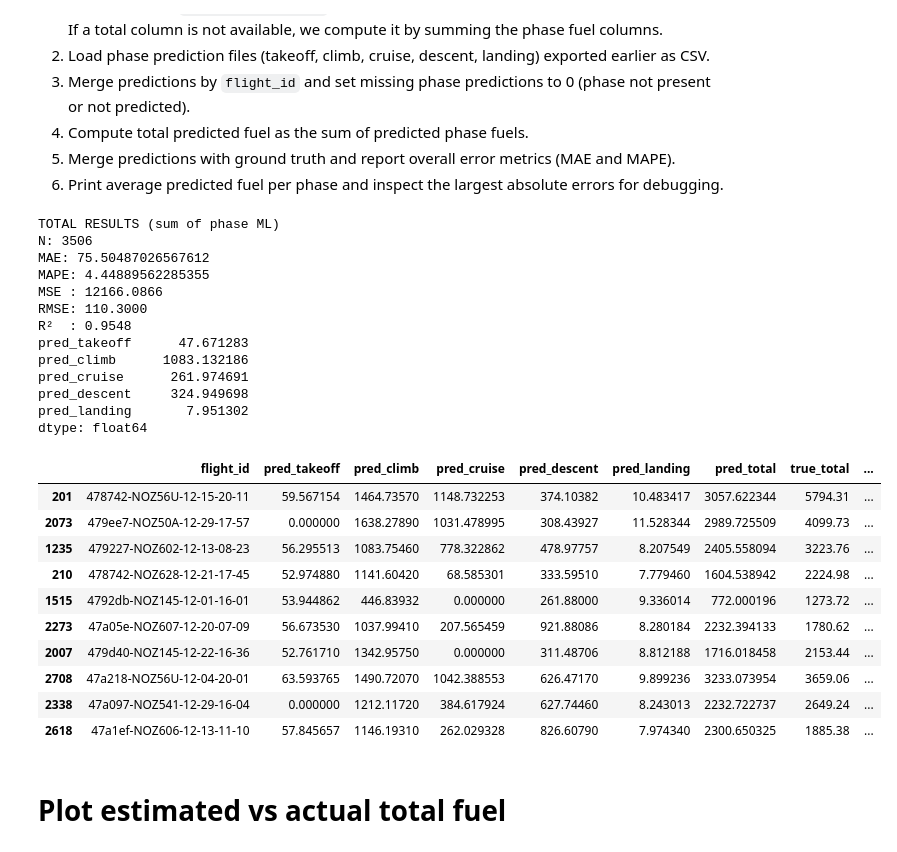
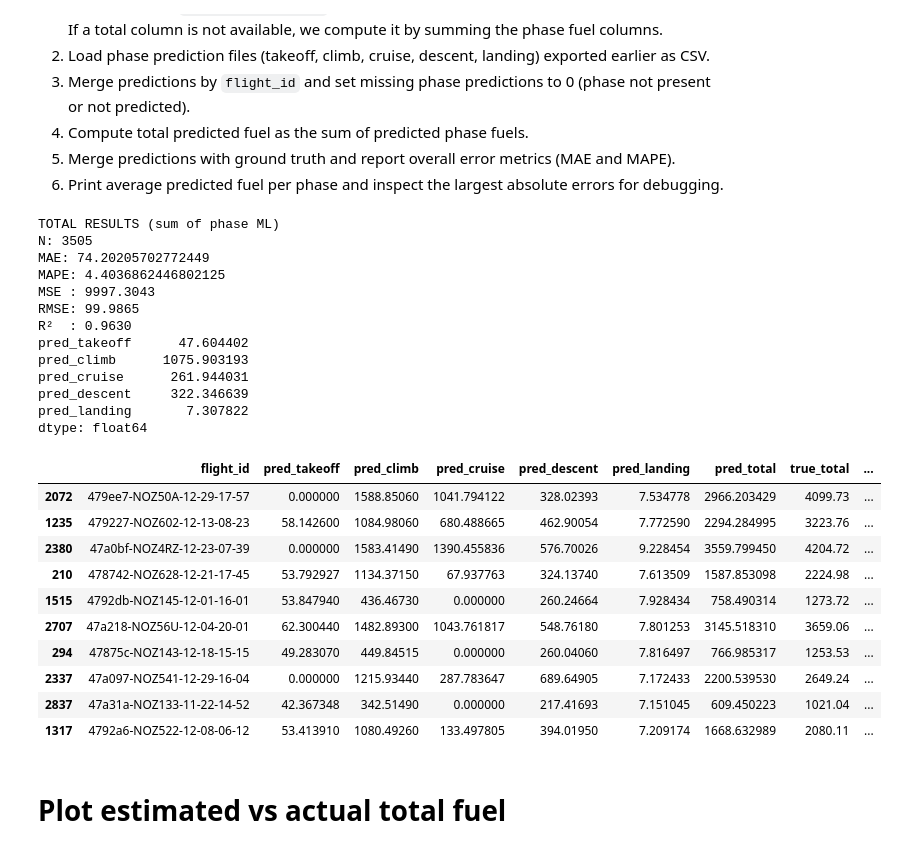
Before and after one commit to emmabergsmo/master-fuel-conumption-estimation-xgboost, a Jupyter notebook: xg_boost/total_fuel_pred.ipynb, the cells around one changed output. Saved outputs shown, nothing was run; the diff lists cells and outputs as text; code cells hidden in the pictures.

```diff
--- a/xg_boost/total_fuel_pred.ipynb
+++ b/xg_boost/total_fuel_pred.ipynb
@@ -20,7 +20,7 @@ import matplotlib.pyplot as plt
 from sklearn.metrics import mean_absolute_error, mean_squared_error, r2_score
 
 DB_PATH = "../opensky.sqlite"
-FEATURE_TABLE = "flight_phase_features"
+FEATURE_TABLE = "flight_phase_features_v2"
 YEAR = 2022
 
 def add_datetime_from_flight_id(df: pd.DataFrame, year: int) -> pd.DataFrame:
@@ -93,54 +93,54 @@ pred_all["pred_total"] = pred_all[["pred_takeoff","pred_climb","pred_cruise","pr
 pred_all = pred_all.merge(truth, on="flight_id", how="left")
 
 mask = pred_all["true_total"].notna() & np.isfinite(pred_all["true_total"])
 y_true = pred_all.loc[mask, "true_total"].to_numpy(float)
 y_pred = pred_all.loc[mask, "pred_total"].to_numpy(float)
 
 print("TOTAL RESULTS (sum of phase ML)")
 print("N:", int(mask.sum()))
 print("MAE:", mean_absolute_error(y_true, y_pred))
 print("MAPE:", mape(y_true, y_pred))
 print(f"MSE : {mean_squared_error(y_true, y_pred):.4f}")
 print(f"RMSE: {np.sqrt(mean_squared_error(y_true, y_pred)):.4f}")
 print(f"R²  : {r2_score(y_true, y_pred):.4f}")
 
 
 
 print(pred_all[[
     "pred_takeoff",
     "pred_climb",
     "pred_cruise",
     "pred_descent",
     "pred_landing"
 ]].mean())
 
 pred_all["abs_err"] = abs(pred_all["true_total"] - pred_all["pred_total"])
 pred_all.sort_values("abs_err", ascending=False).head(10)
 # %% [output]
 TOTAL RESULTS (sum of phase ML)
-N: 3506
-MAE: 75.50487026567612
-MAPE: 4.44889562285355
-MSE : 12166.0866
-RMSE: 110.3000
-R²  : 0.9548
-pred_takeoff      47.671283
-pred_climb      1083.132186
-pred_cruise      261.974691
-pred_descent     324.949698
-pred_landing       7.951302
+N: 3505
+MAE: 74.20205702772449
+MAPE: 4.4036862446802125
+MSE : 9997.3043
+RMSE: 99.9865
+R²  : 0.9630
+pred_takeoff      47.604402
+pred_climb      1075.903193
+pred_cruise      261.944031
+pred_descent     322.346639
+pred_landing       7.307822
 dtype: float64
 |  | flight_id | pred_takeoff | pred_climb | pred_cruise | pred_descent | pred_landing | pred_total | true_total | ... |
-| 201 | 478742-NOZ56U-12-15-20-11 | 59.567154 | 1464.73570 | 1148.732253 | 374.10382 | 10.483417 | 3057.622344 | 5794.31 | ... |
-| 2073 | 479ee7-NOZ50A-12-29-17-57 | 0.000000 | 1638.27890 | 1031.478995 | 308.43927 | 11.528344 | 2989.725509 | 4099.73 | ... |
-| 1235 | 479227-NOZ602-12-13-08-23 | 56.295513 | 1083.75460 | 778.322862 | 478.97757 | 8.207549 | 2405.558094 | 3223.76 | ... |
-| 210 | 478742-NOZ628-12-21-17-45 | 52.974880 | 1141.60420 | 68.585301 | 333.59510 | 7.779460 | 1604.538942 | 2224.98 | ... |
-| 1515 | 4792db-NOZ145-12-01-16-01 | 53.944862 | 446.83932 | 0.000000 | 261.88000 | 9.336014 | 772.000196 | 1273.72 | ... |
-| 2273 | 47a05e-NOZ607-12-20-07-09 | 56.673530 | 1037.99410 | 207.565459 | 921.88086 | 8.280184 | 2232.394133 | 1780.62 | ... |
-| 2007 | 479d40-NOZ145-12-22-16-36 | 52.761710 | 1342.95750 | 0.000000 | 311.48706 | 8.812188 | 1716.018458 | 2153.44 | ... |
-| 2708 | 47a218-NOZ56U-12-04-20-01 | 63.593765 | 1490.72070 | 1042.388553 | 626.47170 | 9.899236 | 3233.073954 | 3659.06 | ... |
-| 2338 | 47a097-NOZ541-12-29-16-04 | 0.000000 | 1212.11720 | 384.617924 | 627.74460 | 8.243013 | 2232.722737 | 2649.24 | ... |
-| 2618 | 47a1ef-NOZ606-12-13-11-10 | 57.845657 | 1146.19310 | 262.029328 | 826.60790 | 7.974340 | 2300.650325 | 1885.38 | ... |
+| 2072 | 479ee7-NOZ50A-12-29-17-57 | 0.000000 | 1588.85060 | 1041.794122 | 328.02393 | 7.534778 | 2966.203429 | 4099.73 | ... |
+| 1235 | 479227-NOZ602-12-13-08-23 | 58.142600 | 1084.98060 | 680.488665 | 462.90054 | 7.772590 | 2294.284995 | 3223.76 | ... |
+| 2380 | 47a0bf-NOZ4RZ-12-23-07-39 | 0.000000 | 1583.41490 | 1390.455836 | 576.70026 | 9.228454 | 3559.799450 | 4204.72 | ... |
+| 210 | 478742-NOZ628-12-21-17-45 | 53.792927 | 1134.37150 | 67.937763 | 324.13740 | 7.613509 | 1587.853098 | 2224.98 | ... |
+| 1515 | 4792db-NOZ145-12-01-16-01 | 53.847940 | 436.46730 | 0.000000 | 260.24664 | 7.928434 | 758.490314 | 1273.72 | ... |
+| 2707 | 47a218-NOZ56U-12-04-20-01 | 62.300440 | 1482.89300 | 1043.761817 | 548.76180 | 7.801253 | 3145.518310 | 3659.06 | ... |
+| 294 | 47875c-NOZ143-12-18-15-15 | 49.283070 | 449.84515 | 0.000000 | 260.04060 | 7.816497 | 766.985317 | 1253.53 | ... |
+| 2337 | 47a097-NOZ541-12-29-16-04 | 0.000000 | 1215.93440 | 287.783647 | 689.64905 | 7.172433 | 2200.539530 | 2649.24 | ... |
+| 2837 | 47a31a-NOZ133-11-22-14-52 | 42.367348 | 342.51490 | 0.000000 | 217.41693 | 7.151045 | 609.450223 | 1021.04 | ... |
+| 1317 | 4792a6-NOZ522-12-08-06-12 | 53.413910 | 1080.49260 | 133.497805 | 394.01950 | 7.209174 | 1668.632989 | 2080.11 | ... |
 # %% [markdown]
 # Plot estimated vs actual total fuel
 # %%
```
Also changed, not shown: parts of 4 cells of this notebook, 10 other files.
